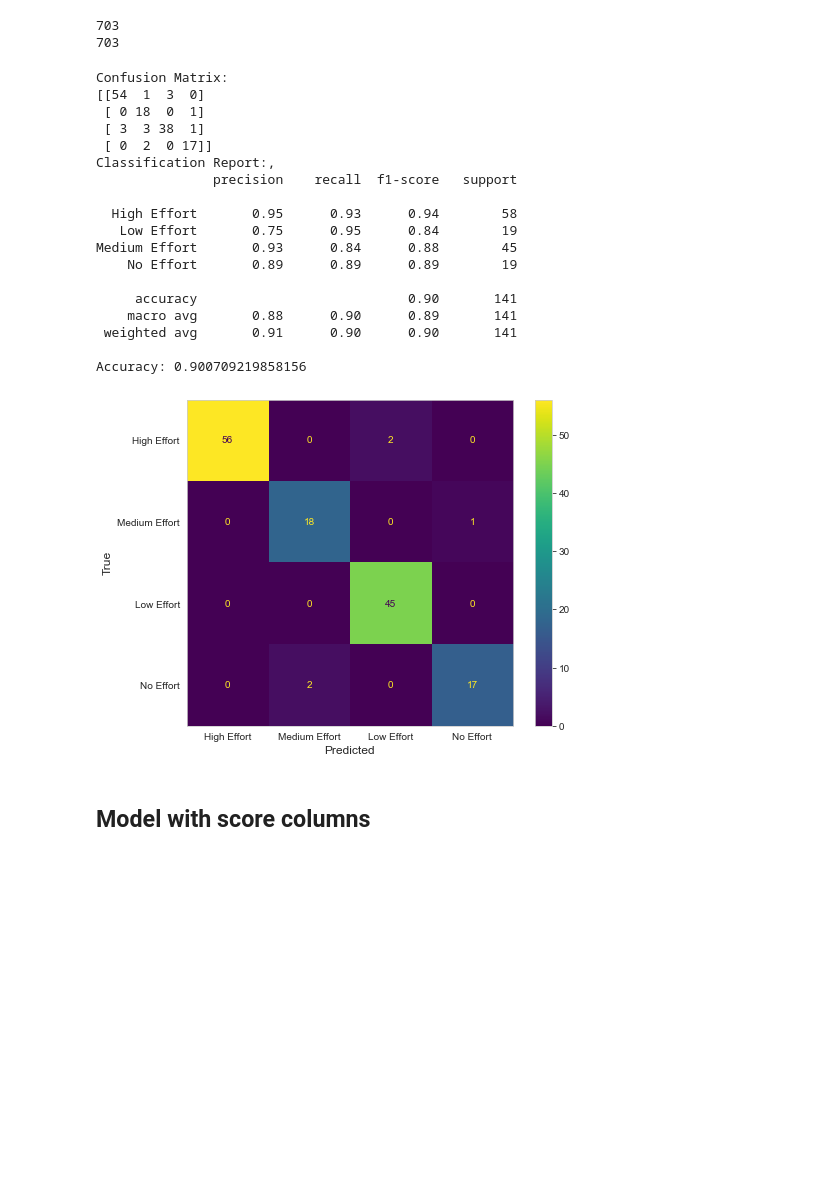
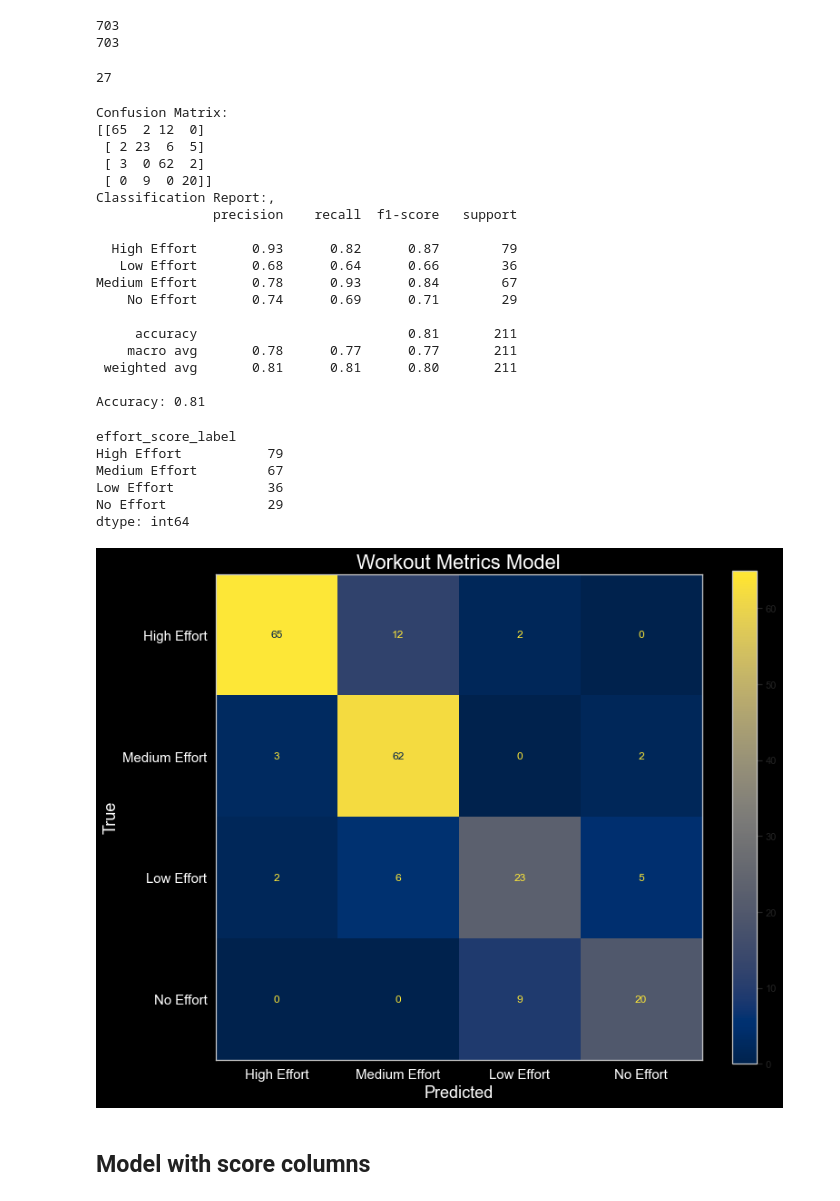
Before and after one commit to ManuelElizaldi/PyStrava, a Jupyter notebook: KNN_Notebook.ipynb, the cells around one changed output. Saved outputs shown, nothing was run; the diff lists cells and outputs as text; code cells hidden in the pictures; blank space fills up the shorter version.

```diff
--- a/KNN_Notebook.ipynb
+++ b/KNN_Notebook.ipynb
@@ -62,0 +71,12 @@ plt.show()
+# %%
+# Plotting relationship between max heart rate and workout time
+df_avgheart_calories = df[['average_heartrate','calories','effort_score_label']]
+
+# Dropping workouts where max heart rate = 1
+rows_to_drop = df_avgheart_calories[df_avgheart_calories == 1].dropna(how='all').index
+df_avgheart_calories = df_avgheart_calories.drop(rows_to_drop)
+
+sns.set_style('whitegrid')
+sns.FacetGrid(df_avgheart_calories, hue='effort_score_label', size=5).map(plt.scatter,'average_heartrate','calories').add_legend()
+
+plt.show()
@@ -106,10 +130,11 @@ correlation_matrix = X.corr(method='pearson')
 #correlation_matrix.to_csv(r'C:\Users\Manuel Elizaldi\Desktop\Learning-Testing\PyStrava\Outputs\correlation_matrix_variables.csv')
 # %%
 # Split the data into training and test sets
-X_train, X_test, y_train, y_test = train_test_split(X, y, test_size=0.2, random_state=1)
+X_train, X_test, y_train, y_test = train_test_split(X, y, test_size=0.3, random_state=1)
 
 # Create the KNN model
-k = 5  # Number of neighbors
+k = int(math.sqrt(len(y))+1) # Number of neighbors, using square root method to calculate K
+print(k)
 knn = KNeighborsClassifier(n_neighbors=k)
 
 # Fit the model
@@ -117,7 +142,10 @@ knn.fit(X_train, y_train)
 
 # Predict labels for the test data
 y_pred = knn.predict(X_test)
+# %% [output]
+27
 # %%
+# showing results
 result = confusion_matrix(y_test, y_pred)
 print('Confusion Matrix:')
 print(result)
@@ -125,44 +153,64 @@ result1 = classification_report(y_test, y_pred)
 print('Classification Report:,')
 print (result1)
 result2 = accuracy_score(y_test,y_pred)
-print('Accuracy:',result2)
+print('Accuracy:',round(result2,2))
 # %% [output]
 Confusion Matrix:
-[[54  1  3  0]
- [ 0 18  0  1]
- [ 3  3 38  1]
- [ 0  2  0 17]]
+[[65  2 12  0]
+ [ 2 23  6  5]
+ [ 3  0 62  2]
+ [ 0  9  0 20]]
 Classification Report:,
                precision    recall  f1-score   support
 
-  High Effort       0.95      0.93      0.94        58
-   Low Effort       0.75      0.95      0.84        19
-Medium Effort       0.93      0.84      0.88        45
-    No Effort       0.89      0.89      0.89        19
+  High Effort       0.93      0.82      0.87        79
+   Low Effort       0.68      0.64      0.66        36
+Medium Effort       0.78      0.93      0.84        67
+    No Effort       0.74      0.69      0.71        29
 
-     accuracy                           0.90       141
-    macro avg       0.88      0.90      0.89       141
- weighted avg       0.91      0.90      0.90       141
+     accuracy                           0.81       211
+    macro avg       0.78      0.77      0.77       211
+ weighted avg       0.81      0.81      0.80       211
 
-Accuracy: 0.900709219858156
+Accuracy: 0.81
+# %%
+y_test.value_counts()
+# %% [output]
+effort_score_label
+High Effort           79
+Medium Effort         67
+Low Effort            36
+No Effort             29
+dtype: int64
 # %%
-cm = confusion_matrix(y_test, y_pred)
-cmd = ConfusionMatrixDisplay(cm, display_labels=['High Effort','Medium Effort','Low Effort','No Effort'])
+# Creating confusion matrix
+labels = ['High Effort','Medium Effort','Low Effort','No Effort']
+cm = confusion_matrix(y_test, y_pred, labels = labels)
+cmd = ConfusionMatrixDisplay(cm, display_labels = labels)
 
 # Plot the confusion matrix
-fig, ax = plt.subplots(figsize=(8, 6))  # Adjust the figure size as desired
-cmd.plot(ax=ax)
+fig, ax = plt.subplots(figsize=(12, 10))
+cmd.plot(ax=ax, cmap='cividis')
 
 # Customize the plot properties
-ax.set_xlabel('Predicted', fontsize=12)  # Set the x-axis label and font size
-ax.set_ylabel('True', fontsize=12)  # Set the y-axis label and font size
+ax.set_xlabel('Predicted', fontsize=18, color='white')
+ax.set_ylabel('True', fontsize=18, color='white')
+ax.set_title("Workout Metrics Model", fontsize = 22, color='white')
+
+# Set tick labels color to white
+ax.tick_params(axis='x', colors='white', labelsize = 15)
+ax.tick_params(axis='y', colors='white', labelsize = 15)
+
+# Set background color to black
+fig.patch.set_facecolor('black')
+ax.set_facecolor('black')
 
 # Remove grid lines
 ax.grid(False)
 
 plt.show()
 # %% [output]
-[figure, old version]
+[figure, new version]
 # %% [markdown]
 ## Model with score columns
 # %%
```
Also changed, not shown: parts of 14 cells of this notebook.
